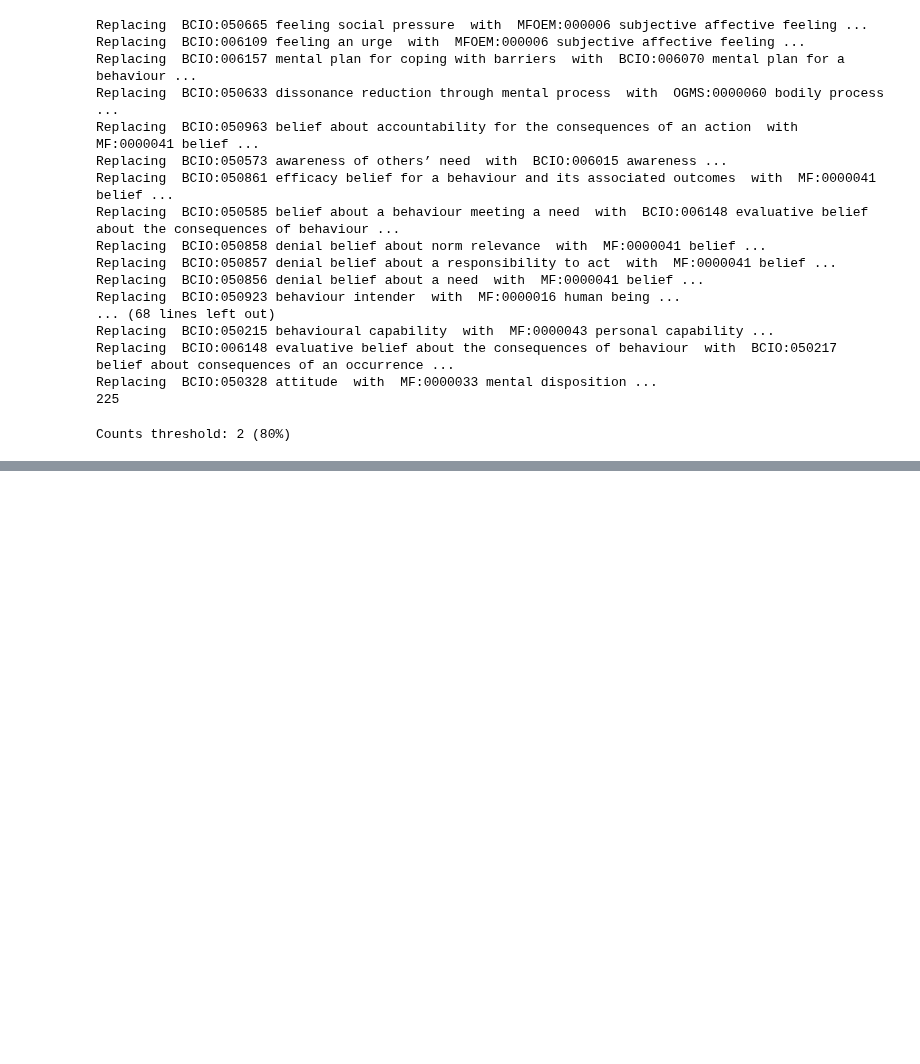
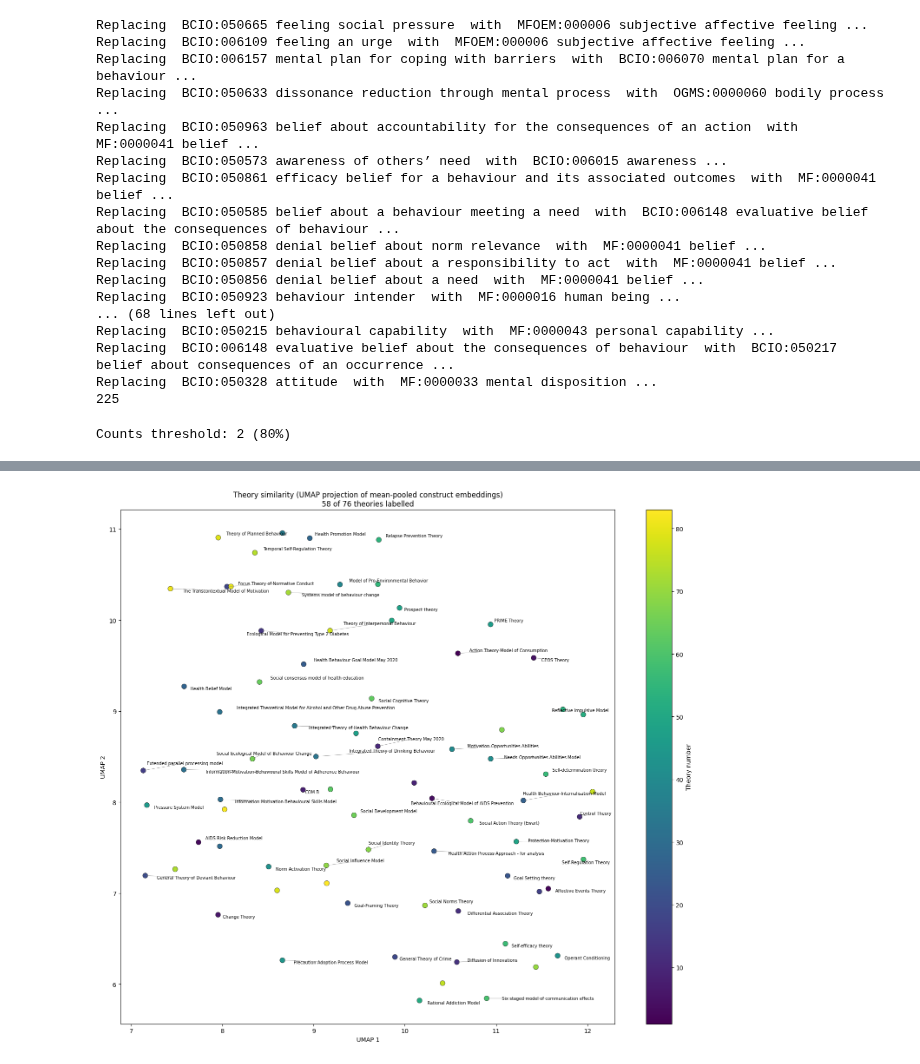
Before and after one commit to jannahastings/theory-database, a Jupyter notebook: app/AnalyseTheoryMapping.ipynb, the cells around one changed output, grey strips where cells are left out. Saved outputs shown, nothing was run; the diff lists cells and outputs as text; code cells hidden in the pictures; blank space fills up the shorter version.

```diff
--- a/app/AnalyseTheoryMapping.ipynb
+++ b/app/AnalyseTheoryMapping.ipynb
@@ -1411,0 +2172,66 @@ Counts threshold: 2 (80%)
+# %%
+import umap
+from sklearn.decomposition import PCA
+from adjustText import adjust_text
+
+def to_real_matrix(mat):
+    """UMAP/PCA need real-valued input; RotatE-style complex embeddings are split into
+    their real and imaginary parts and concatenated (a lossless real-valued encoding)."""
+    if np.iscomplexobj(mat):
+        return np.concatenate([mat.real, mat.imag], axis=1)
+    return mat
+
+def get_theory_vectors(entity_embeddings, entity_to_id):
+    theory_ids = sorted(theory_annotations.keys(), key=lambda x: int(x))
+    vecs, ids = [], []
+    for tid in theory_ids:
+        v = theory_embedding(tid, entity_embeddings, entity_to_id)
+        if v is not None:
+            vecs.append(v)
+            ids.append(tid)
+    return to_real_matrix(np.array(vecs)), ids
+
+def select_uncrowded_labels(coords, min_frac_dist=0.05):
+    """Greedily keep a label only if it's far enough (as a fraction of the plot's diagonal
+    span) from every already-selected label, so dense clusters get a representative subset
+    instead of an unreadable pile of overlapping text."""
+    span = coords.max(axis=0) - coords.min(axis=0)
+    min_dist = min_frac_dist * np.linalg.norm(span)
+    selected, placed = [], []
+    for i in range(len(coords)):
+        p = coords[i]
+        if all(np.linalg.norm(p - q) >= min_dist for q in placed):
+            selected.append(i)
+            placed.append(p)
+    return selected
+
+def plot_theory_scatter(entity_embeddings, entity_to_id, method='umap', title=None, random_state=42, min_frac_dist=0.05):
+    mat, ids = get_theory_vectors(entity_embeddings, entity_to_id)
+    if method == 'umap':
+        reducer = umap.UMAP(n_neighbors=10, min_dist=0.3, random_state=random_state)
+    else:
+        reducer = PCA(n_components=2, random_state=random_state)
+    coords = reducer.fit_transform(mat)
+
+    theory_nums = [int(tid) for tid in ids]
+    names = [theories[tid].name for tid in ids]
+
+    fig, ax = plt.subplots(figsize=(15, 13))
+    scatter = ax.scatter(coords[:, 0], coords[:, 1], c=theory_nums, cmap='viridis', s=70, edgecolor='black', linewidth=0.4)
+    cbar = plt.colorbar(scatter, ax=ax)
+    cbar.set_label('Theory number')
+
+    labelled_idx = select_uncrowded_labels(coords, min_frac_dist=min_frac_dist)
+    texts = [ax.text(coords[i, 0], coords[i, 1], names[i], fontsize=7) for i in labelled_idx]
+    adjust_text(texts, ax=ax, arrowprops=dict(arrowstyle='-', color='grey', lw=0.4),
+                expand_text=(1.1, 1.2), force_text=(0.3, 0.5))
+
+    ax.set_title(title or f"Theory similarity ({method.upper()} projection of mean-pooled construct embeddings)\n{len(labelled_idx)} of {len(coords)} theories labelled")
+    ax.set_xlabel(f"{method.upper()} 1")
+    ax.set_ylabel(f"{method.upper()} 2")
+    plt.tight_layout()
+    plt.show()
+    return coords, ids
+
+coords, ids = plot_theory_scatter(text_informed_entity_embeddings, kge_entity_to_id, method='umap')
+# %% [output]
@@ -1411,0 +2239 @@ Counts threshold: 2 (80%)
+[figure, added]
```
Also changed, not shown: parts of 36 cells of this notebook.
